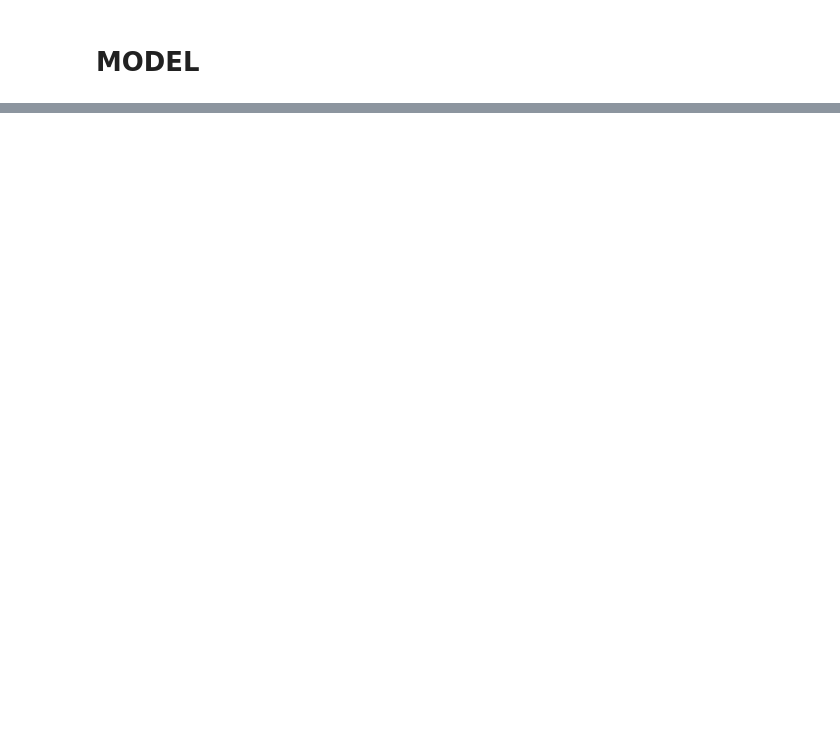
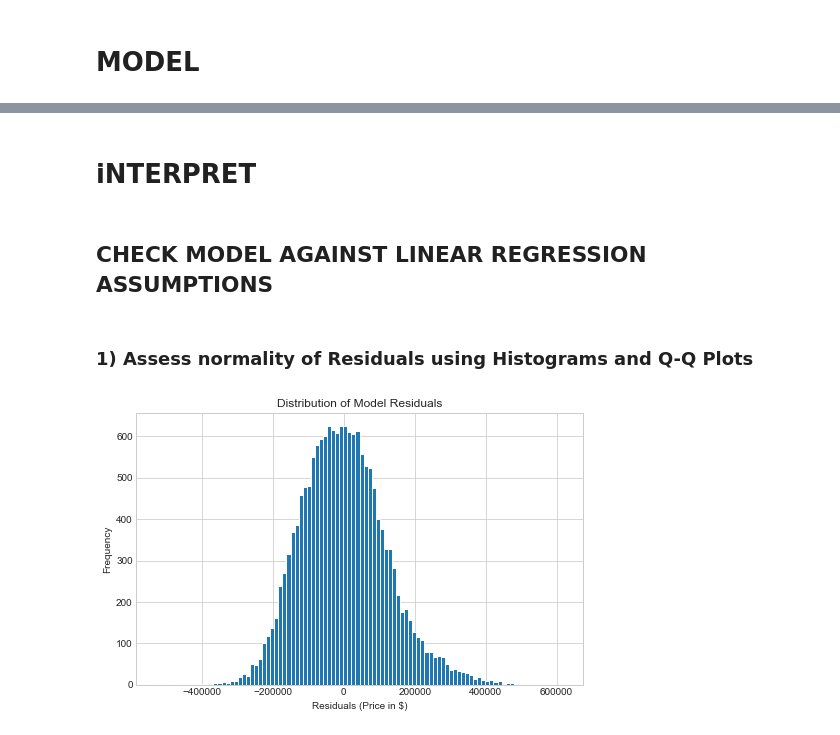
Before and after one commit to douglaspsteen/dsc-v2-mod1-final-project-online-ds-ft-100719, a Jupyter notebook: student.ipynb, the cells around one changed output, grey strips where cells are left out. Drawn from its saved outputs; the diff is of its cells as text; code cells hidden in the pictures; blank space fills up the shorter version.

```diff
--- a/student.ipynb
+++ b/student.ipynb
@@ -787,0 +726,6 @@ ___
+# %%
+import statsmodels.api as sm
+predictors = X_sc[['sqft_living15_log', 'dist_dt', 'sqft_above_log', 'view_4', 'grade']]
+predictors_int = sm.add_constant(predictors)
+model_RFE = sm.OLS(y, predictors_int).fit()
+model_RFE.summary()
@@ -787,0 +761,15 @@ ___
+# %% [markdown]
+# iNTERPRET
+# %% [markdown]
+## CHECK MODEL AGAINST LINEAR REGRESSION ASSUMPTIONS
+# %% [markdown]
+### 1) Assess normality of Residuals using Histograms and Q-Q Plots
+# %%
+plt.figure(figsize=(8, 5))
+plt.hist(model_RFE.resid, bins=100)
+plt.xlabel('Residuals (Price in $)')
+plt.ylabel('Frequency')
+plt.title('Distribution of Model Residuals')
+plt.show()
+# %% [output]
+[figure, added]
```
Also changed, not shown: parts of 105 cells of this notebook, 3 other files.
